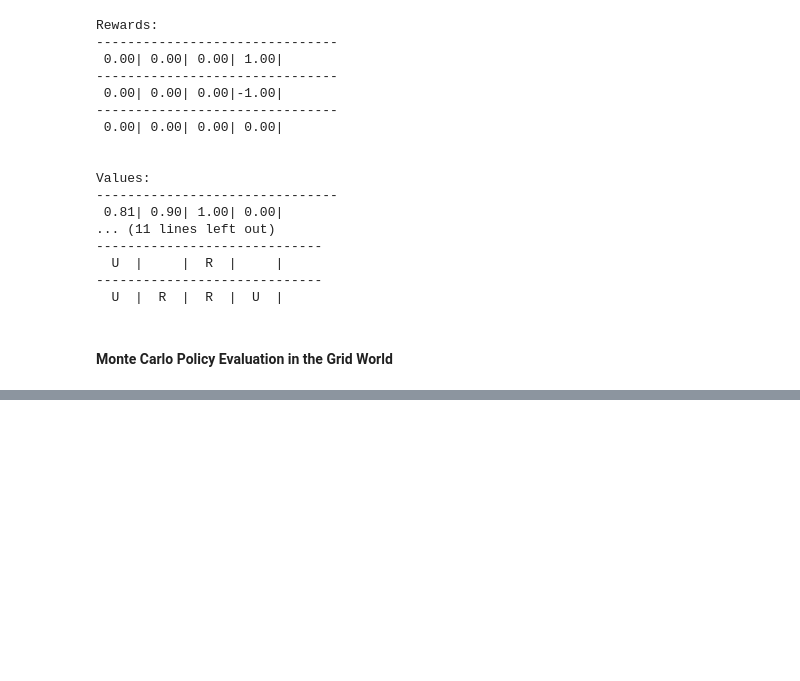
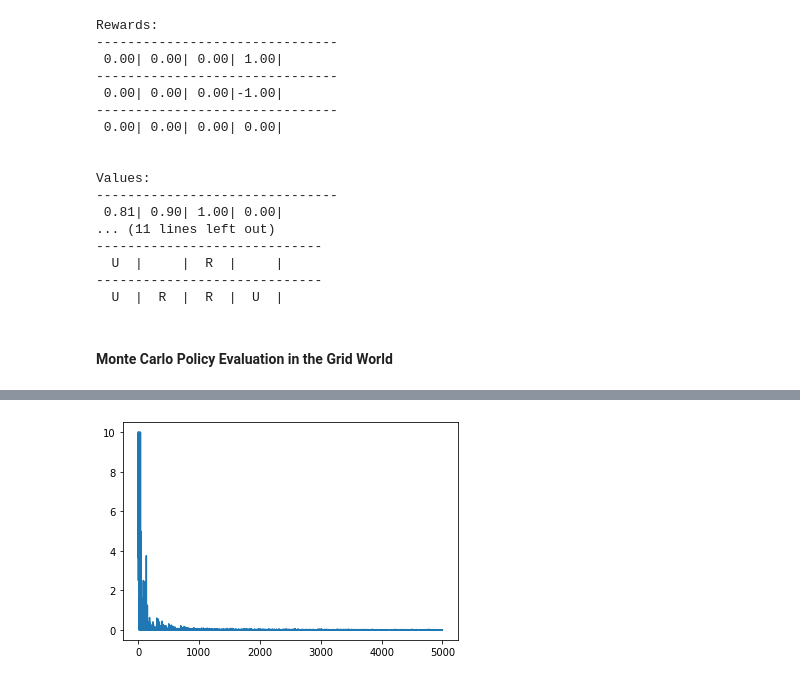
Before and after one commit to rpdieego/Reinforcement_Learning, a Jupyter notebook: Reinforcement_Learning_03.ipynb, the cells around one changed output, grey strips where cells are left out. Drawn from its saved outputs; the diff is of its cells as text; code cells hidden in the pictures; blank space fills up the shorter version.

```diff
--- a/Reinforcement_Learning_03.ipynb
+++ b/Reinforcement_Learning_03.ipynb
@@ -404,0 +468,81 @@ Values:
+# %%
+def max_dict(d):
+  # returns the argmax (key) and max (value) from a dictionary
+  # put this into a function since we are using it so often
+  max_key = None
+  max_val = float('-inf')
+  for k, v in d.items():
+    if v > max_val:
+      max_val = v
+      max_key = k
+  return max_key, max_val
+# %%
+# use the standard grid again (0 for every step) so that we can compare
+# to iterative policy evaluation
+# grid = standard_grid()
+# try the negative grid too, to see if agent will learn to go past the "bad spot"
+# in order to minimize number of steps
+grid = negative_grid(step_cost=-0.5)
+
+# print rewards
+print("rewards:")
+print_values(grid.rewards, grid)
+
+# state -> action
+# initialize a random policy
+policy = {}
+for s in grid.actions.keys():
+  policy[s] = np.random.choice(ALL_POSSIBLE_ACTIONS)
+
+# initialize Q(s,a) and returns
+Q = {}
+returns = {} # dictionary of state -> list of returns we've received
+states = grid.all_states()
+for s in states:
+  if s in grid.actions: # not a terminal state
+    Q[s] = {}
+    for a in ALL_POSSIBLE_ACTIONS:
+      Q[s][a] = 0 # needs to be initialized to something so we can argmax it
+      returns[(s,a)] = []
+  else:
+    # terminal state or state we can't otherwise get to
+    pass
+
+# repeat until convergence
+deltas = []
+for t in range(5000):
+
+  # generate an episode using pi
+  biggest_change = 0
+  states_actions_returns = play_game(grid, policy)
+  seen_state_action_pairs = set()
+  for s, a, G in states_actions_returns:
+    # check if we have already seen s
+    # called "first-visit" MC policy evaluation
+    sa = (s, a)
+    if sa not in seen_state_action_pairs:
+      old_q = Q[s][a]
+      returns[sa].append(G)
+      Q[s][a] = np.mean(returns[sa])
+      biggest_change = max(biggest_change, np.abs(old_q - Q[s][a]))
+      seen_state_action_pairs.add(sa)
+  deltas.append(biggest_change)
+
+  # update policy
+  for s in policy.keys():
+    policy[s] = max_dict(Q[s])[0]
+
+plt.plot(deltas)
+plt.show()
+
+print("final policy:")
+print_policy(policy, grid)
+
+# find V
+V = {}
+for s, Qs in Q.items():
+  V[s] = max_dict(Q[s])[1]
+
+print("final values:")
+print_values(V, grid)
+# %% [output]
@@ -404,0 +556 @@ Values:
+[figure, added]
```
Also changed, not shown: parts of 9 cells of this notebook.
